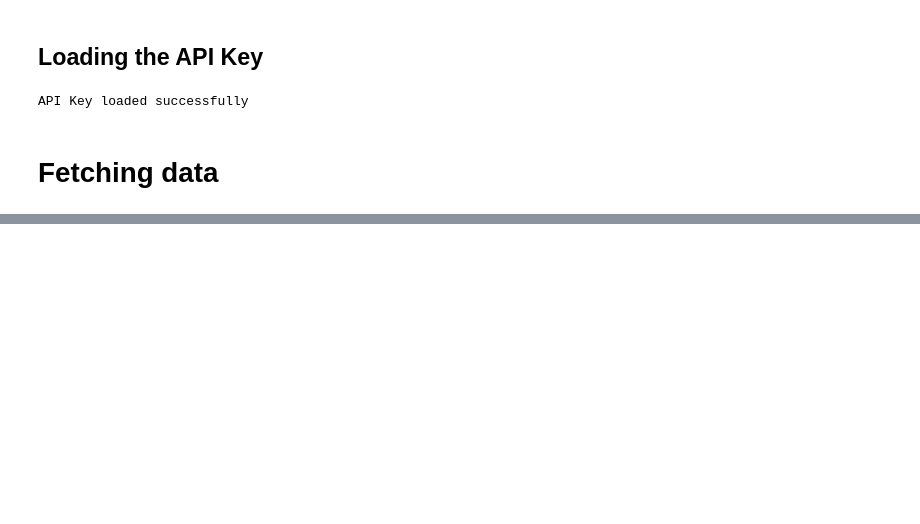
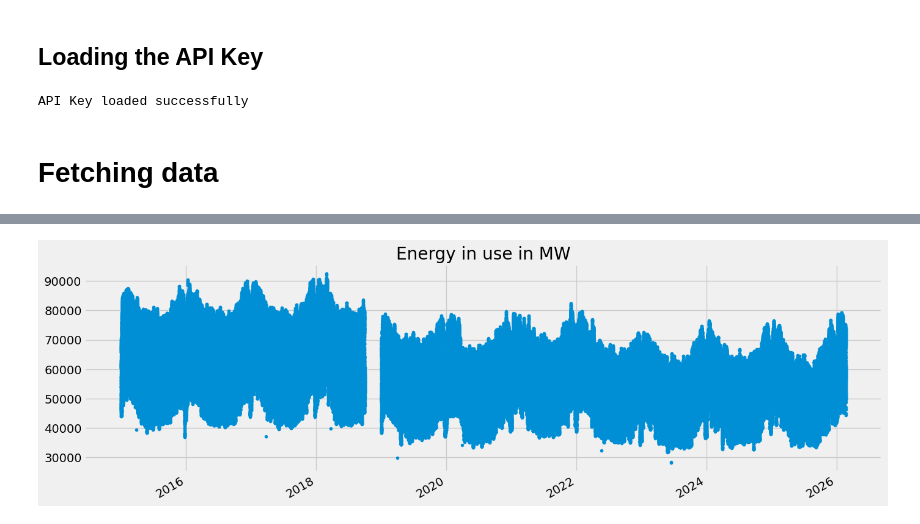
Before and after one commit to samithcsachi/grid-forecast, a Jupyter notebook: research/01_data_exploration.ipynb, the cells around one changed output, grey strips where cells are left out. Cells and saved outputs as stored; diff of their text form; code cells hidden in the pictures; blank space fills up the shorter version.

```diff
--- a/research/01_data_exploration.ipynb
+++ b/research/01_data_exploration.ipynb
@@ -301,0 +511,5 @@ Success! Saved 380477 rows.
+# %%
+df['load_Actual Load'].plot(style='.', figsize=(15,5), color=color_pal[0], title='Energy in use in MW')
+plt.show()
+# %% [output]
+[figure, added]
```
Also changed, not shown: parts of 30 cells of this notebook, 2 other files.
